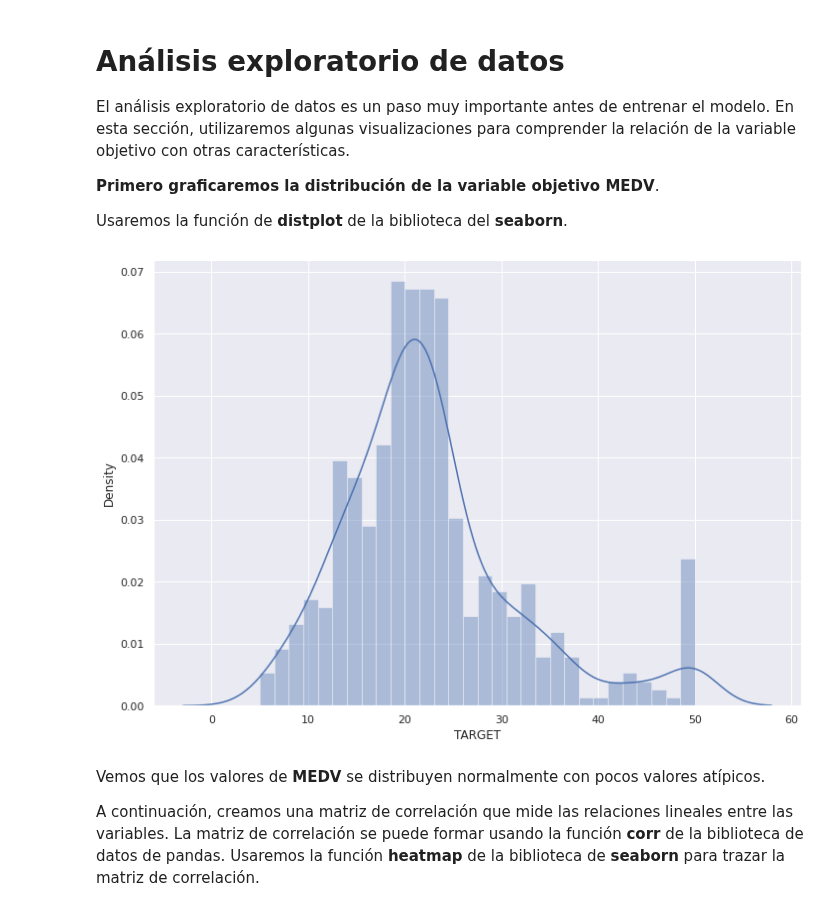
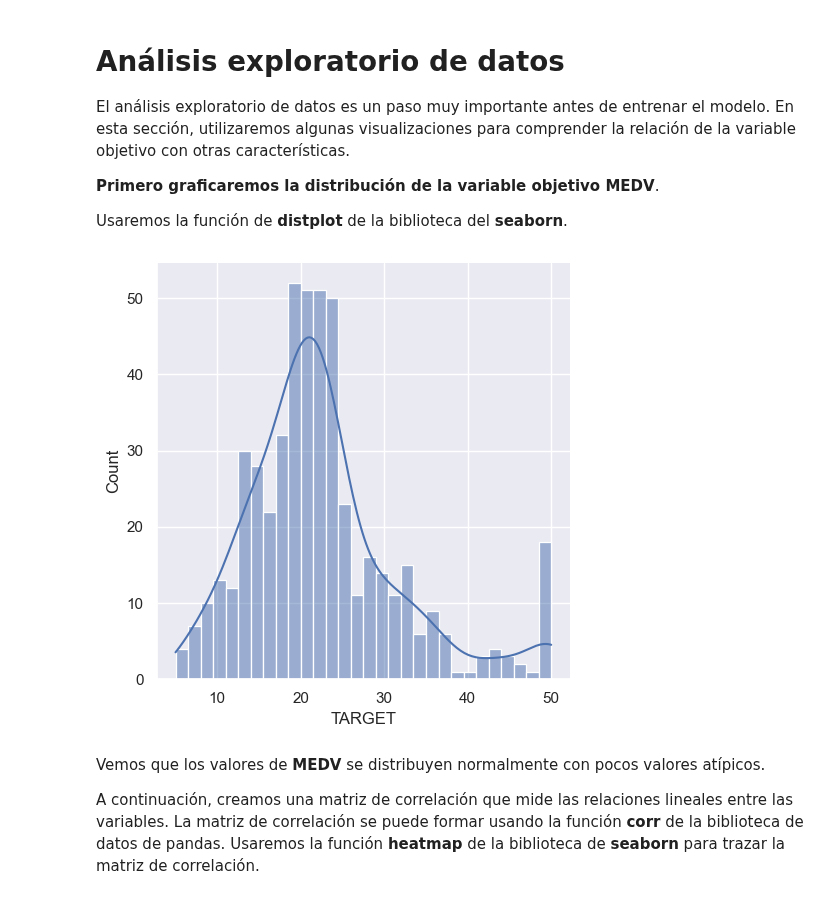
Before and after one commit to DiegoPaezA/IA_Examples, a Jupyter notebook: Regresion/R_Lineal_Boston.ipynb, the cells around one changed output. Cells and saved outputs as stored; diff of their text form; code cells hidden in the pictures.

Commit message:
Fix graphs

```diff
--- a/Regresion/R_Lineal_Boston.ipynb
+++ b/Regresion/R_Lineal_Boston.ipynb
@@ -153,10 +133,10 @@ El análisis exploratorio de datos es un paso muy importante antes de entrenar e
 Usaremos la función de **distplot** de la biblioteca del **seaborn**.
 # %%
 sns.set(rc={'figure.figsize':(11.7,8.27)})
-sns.distplot(boston_df['TARGET'], bins=30)
+sns.displot(boston_df['TARGET'], bins=30,kde=True)
 plt.show()
 # %% [output]
-[figure, old version]
+[figure, new version]
 # %% [markdown]
 Vemos que los valores de **MEDV** se distribuyen normalmente con pocos valores atípicos.
 
```
Also changed, not shown: parts of 11 cells of this notebook.
